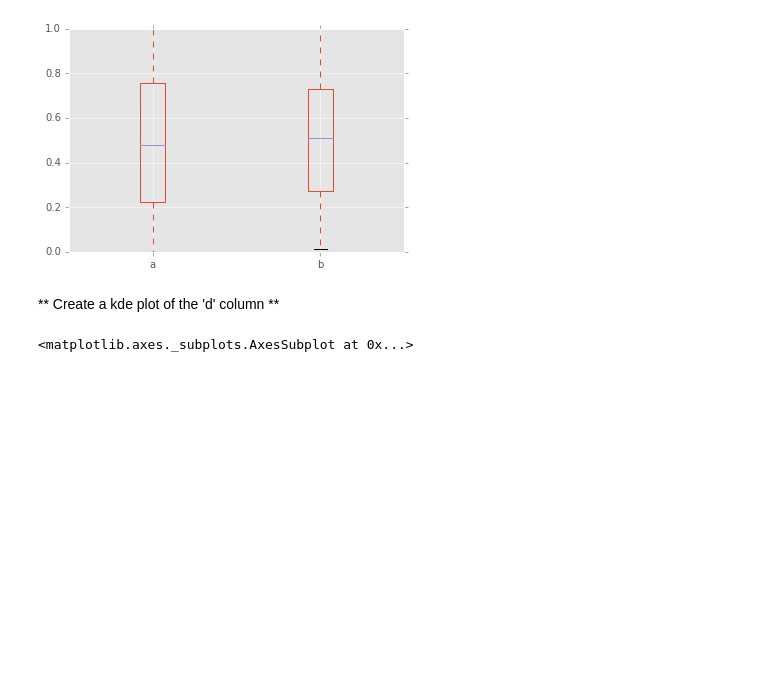
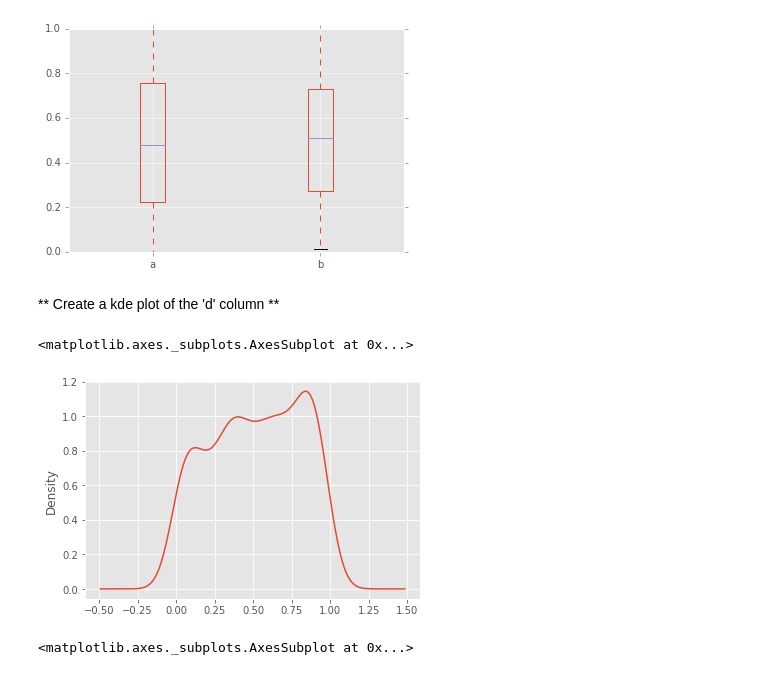
Before and after one commit to Kenneth-Macharia/Learning, a Jupyter notebook: Python/data_science_and_machine_learning/07-Pandas-Built-in-Data-Viz/02-Pandas Data Visualization Exercise.ipynb, the cells around one changed output. Drawn from its saved outputs; the diff is of its cells as text; code cells hidden in the pictures; blank space fills up the shorter version.

```diff
--- a/Python/data_science_and_machine_learning/07-Pandas-Built-in-Data-Viz/02-Pandas Data Visualization Exercise.ipynb
+++ b/Python/data_science_and_machine_learning/07-Pandas-Built-in-Data-Viz/02-Pandas Data Visualization Exercise.ipynb
@@ -60,6 +80,11 @@ df3['a'].hist()
 [figure]
 # %% [markdown]
 ** Create a kde plot of the 'd' column **
+# %%
+df3['d'].plot(kind='kde')
+# %% [output]
+<matplotlib.axes._subplots.AxesSubplot at 0x...>
+[figure, added]
 # %%
 # %% [output]
 <matplotlib.axes._subplots.AxesSubplot at 0x...>
```
Also changed, not shown: parts of 5 cells of this notebook, 4 other files.
